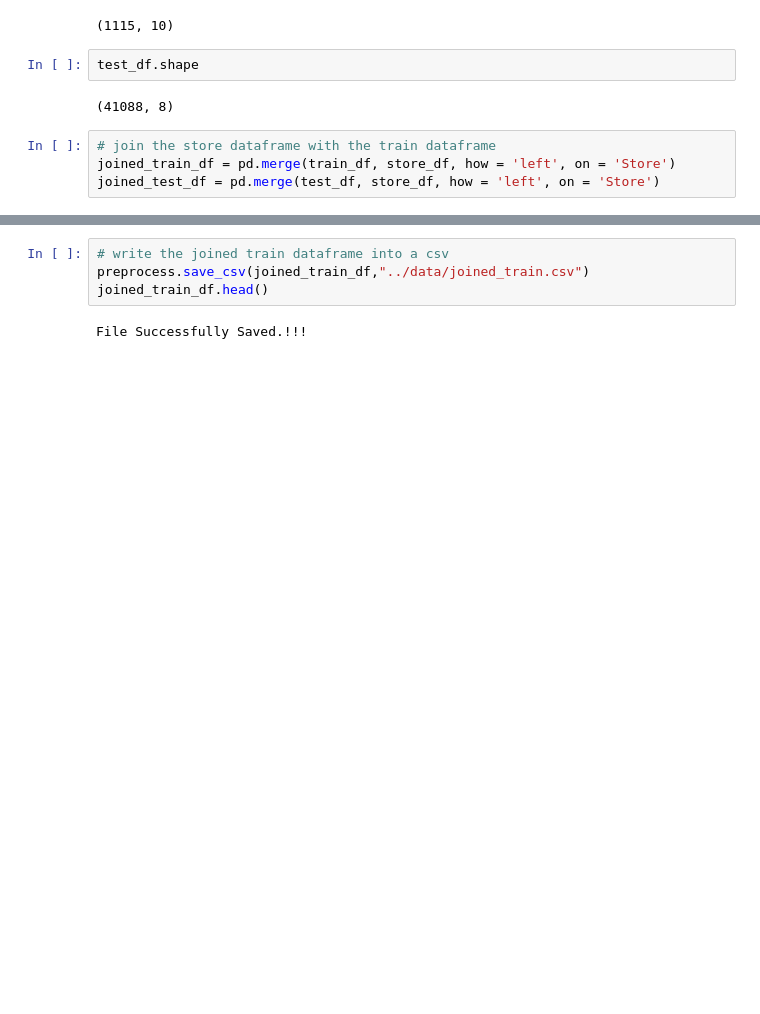
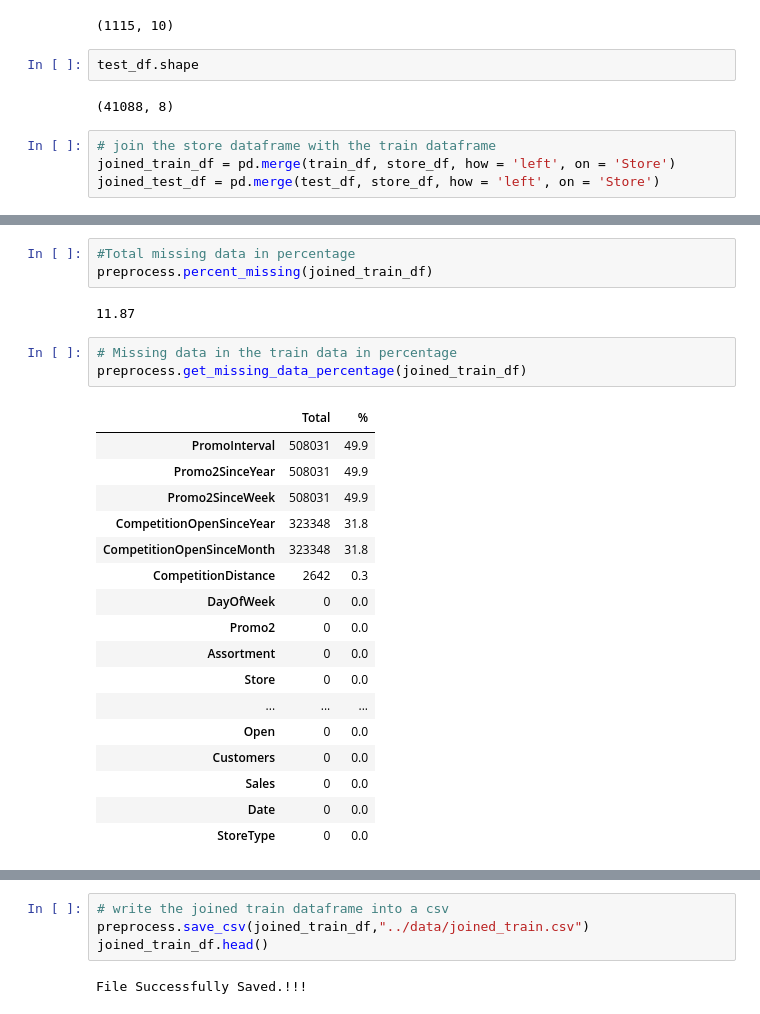
Before and after one commit to YohansSamuel/pharmaceutical_sales_prediction, a Jupyter notebook: notebooks/EDA.ipynb, the cells around one changed output, grey strips where cells are left out. Cells and saved outputs as stored; diff of their text form; blank space fills up the shorter version.

```diff
--- a/notebooks/EDA.ipynb
+++ b/notebooks/EDA.ipynb
@@ -143,0 +214,26 @@ joined_test_df = pd.merge(test_df, store_df, how = 'left', on = 'Store')
+# %%
+#Total missing data in percentage
+preprocess.percent_missing(joined_train_df)
+# %% [output]
+11.87
+# %%
+# Missing data in the train data in percentage
+preprocess.get_missing_data_percentage(joined_train_df)
+# %% [output]
+|  | Total | % |
+| PromoInterval | 508031 | 49.9 |
+| Promo2SinceYear | 508031 | 49.9 |
+| Promo2SinceWeek | 508031 | 49.9 |
+| CompetitionOpenSinceYear | 323348 | 31.8 |
+| CompetitionOpenSinceMonth | 323348 | 31.8 |
+| CompetitionDistance | 2642 | 0.3 |
+| DayOfWeek | 0 | 0.0 |
+| Promo2 | 0 | 0.0 |
+| Assortment | 0 | 0.0 |
+| Store | 0 | 0.0 |
+| ... | ... | ... |
+| Open | 0 | 0.0 |
+| Customers | 0 | 0.0 |
+| Sales | 0 | 0.0 |
+| Date | 0 | 0.0 |
+| StoreType | 0 | 0.0 |
```
Also changed, not shown: parts of 15 cells of this notebook, 1 other file.
